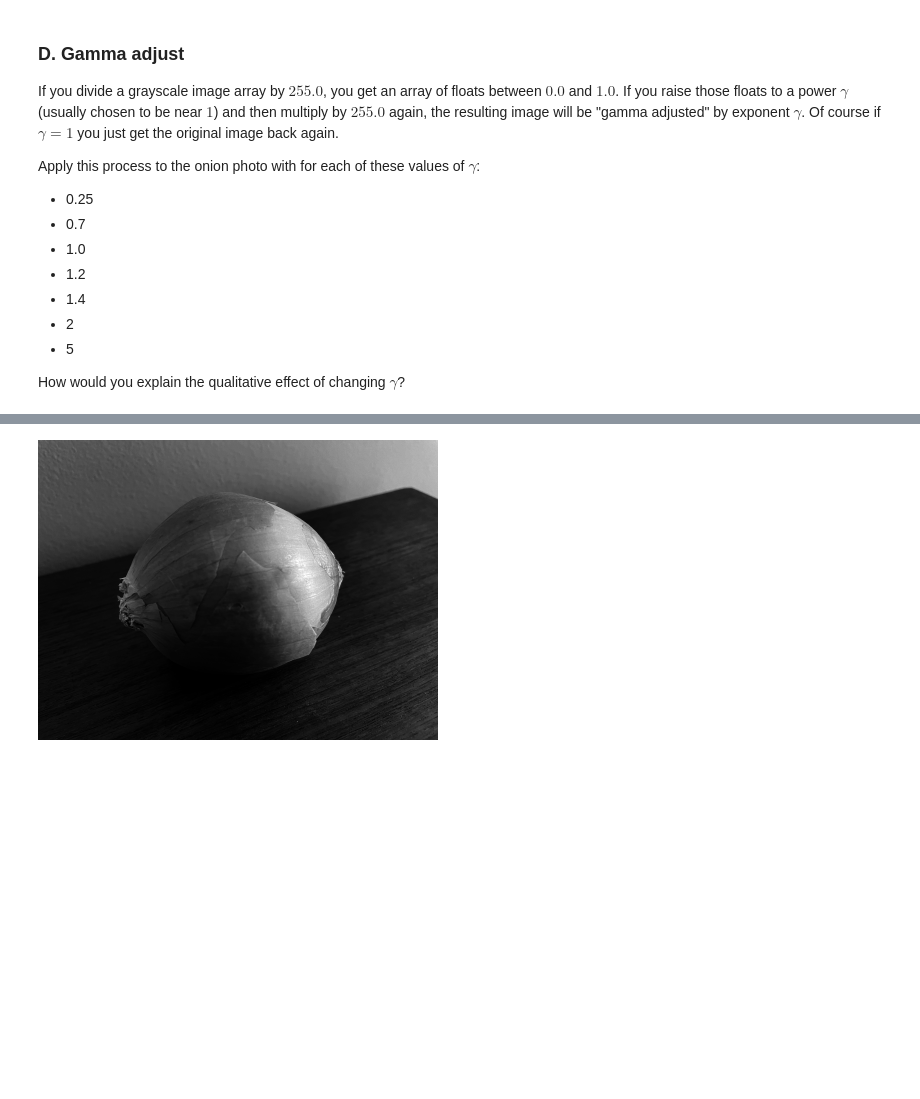
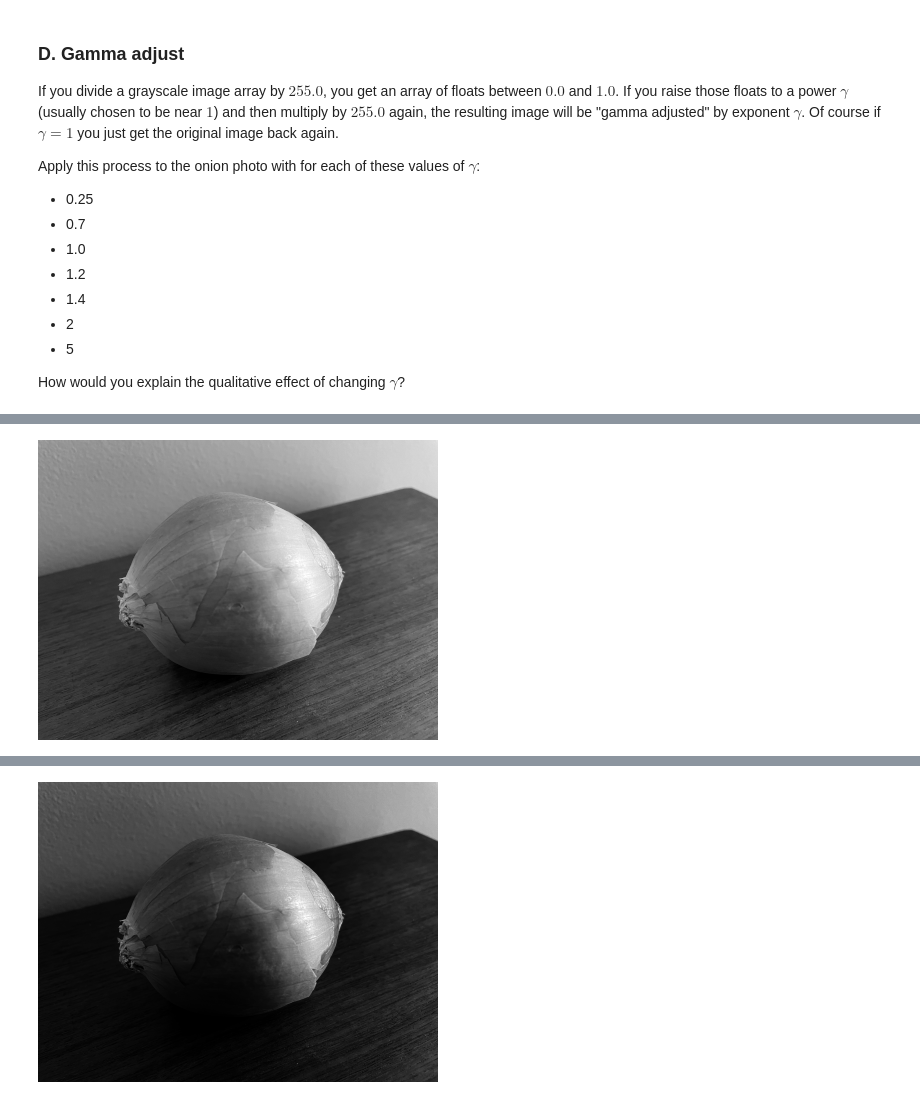
Before and after one commit to emilydumas/mcs275spring2023, a Jupyter notebook: worksheets/worksheet10soln.ipynb, the cells around one changed output, grey strips where cells are left out. Cells and saved outputs as stored; diff of their text form; code cells hidden in the pictures; blank space fills up the shorter version.

```diff
--- a/worksheets/worksheet10soln.ipynb
+++ b/worksheets/worksheet10soln.ipynb
@@ -242,0 +260,5 @@ emphasize contrasts in the image
+# %%
+gamma = 1 # same as original image, in fact
+PIL.Image.fromarray((((onion/255.0)**gamma)*255.0).astype("uint8"))
+# %% [output]
+[figure, added]
```
Also changed, not shown: parts of 19 cells of this notebook.
